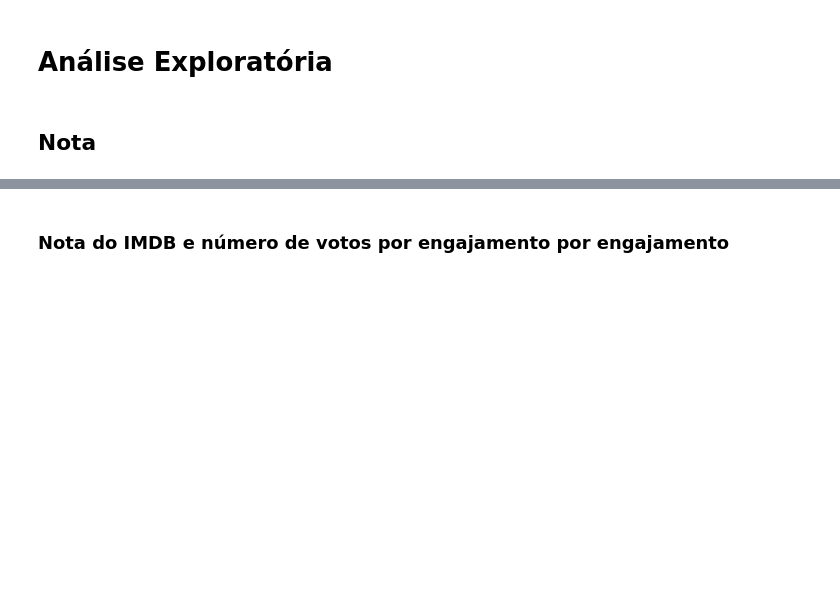
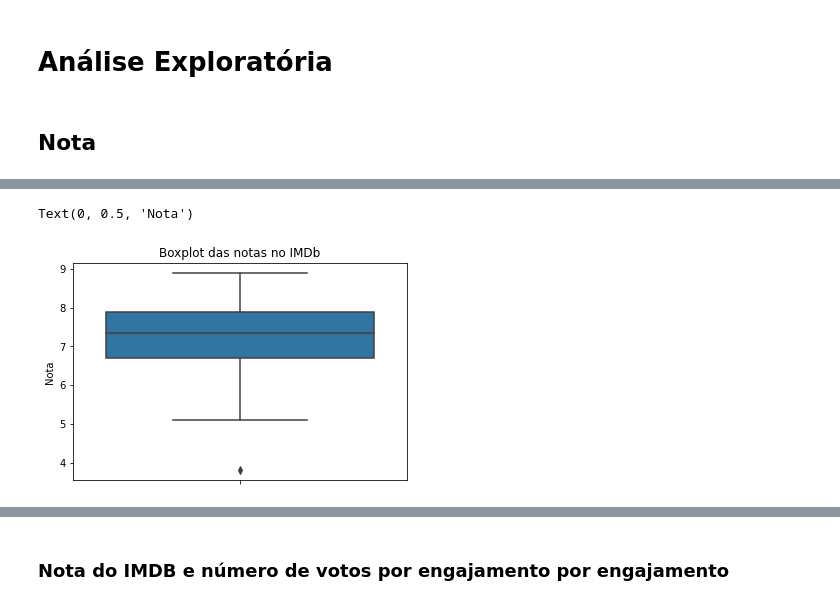
Before and after one commit to mariamaOlive/projeto-sidi-residencia, a Jupyter notebook: analise_exploratoria.ipynb, the cells around one changed output, grey strips where cells are left out. Drawn from its saved outputs; the diff is of its cells as text; code cells hidden in the pictures; blank space fills up the shorter version.

```diff
--- a/analise_exploratoria.ipynb
+++ b/analise_exploratoria.ipynb
@@ -66,2 +130,8 @@ sns.histplot(data=dados, x="Nota")
 # %%
-sns.boxplot(y=dados['Nota'], data=dados)
+nota2 = sns.boxplot(y=dados['Nota'], data=dados)
+
+nota2.set_title('Boxplot das notas no IMDb')
+nota2.set_ylabel('Nota')
+# %% [output]
+Text(0, 0.5, 'Nota')
+[figure, added]
```
Also changed, not shown: parts of 39 cells of this notebook.
